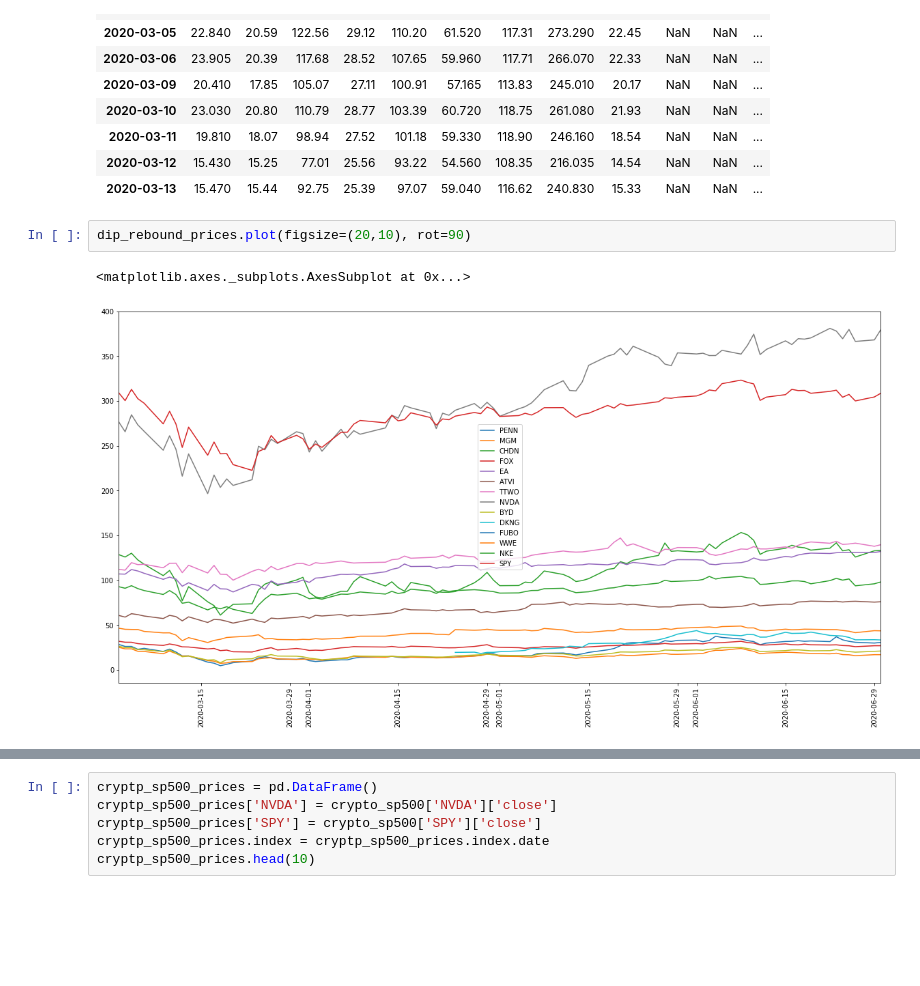
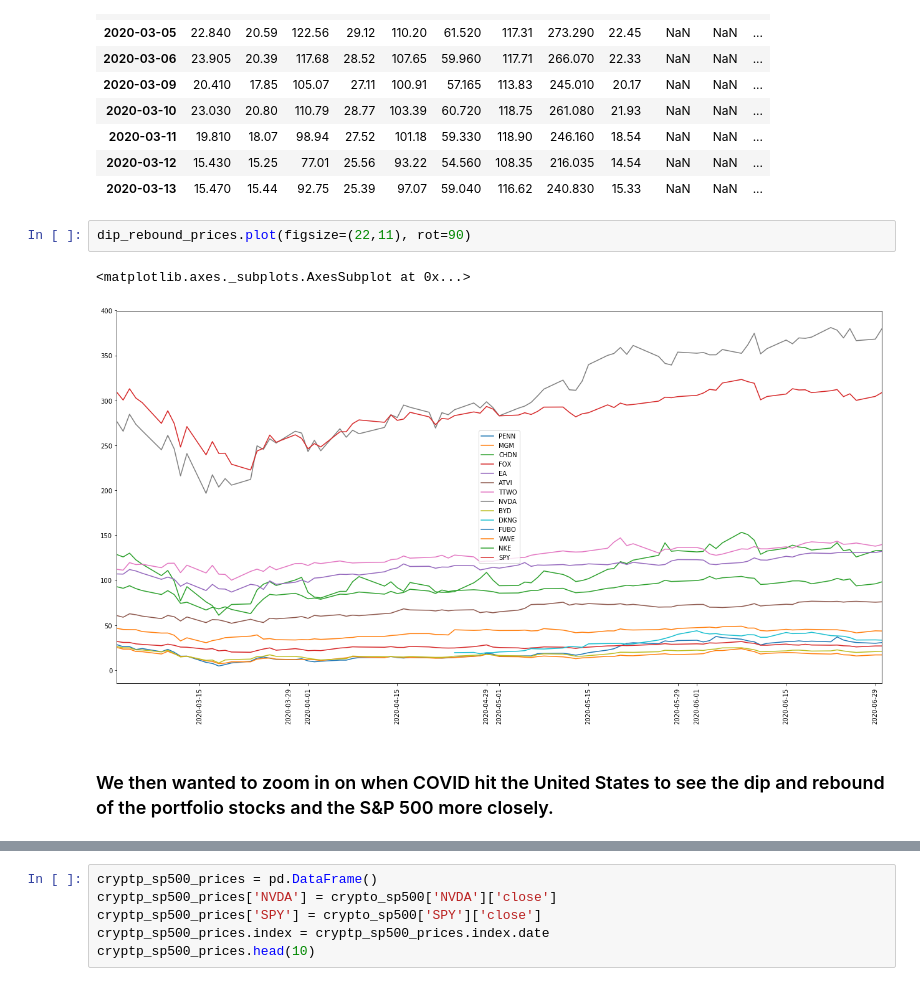
Before and after one commit to niallpwright/group2, a Jupyter notebook: project1dataanalysis.ipynb, the cells around one changed output, grey strips where cells are left out. Drawn from its saved outputs; the diff is of its cells as text; blank space fills up the shorter version.

```diff
--- a/project1dataanalysis.ipynb
+++ b/project1dataanalysis.ipynb
@@ -670,10 +695,12 @@ dip_rebound_prices.head(10)
 | 2020-03-12 | 15.430 | 15.25 | 77.01 | 25.56 | 93.22 | 54.560 | 108.35 | 216.035 | 14.54 | NaN | NaN | ... |
 | 2020-03-13 | 15.470 | 15.44 | 92.75 | 25.39 | 97.07 | 59.040 | 116.62 | 240.830 | 15.33 | NaN | NaN | ... |
 # %%
-dip_rebound_prices.plot(figsize=(20,10), rot=90)
+dip_rebound_prices.plot(figsize=(22,11), rot=90)
 # %% [output]
 <matplotlib.axes._subplots.AxesSubplot at 0x...>
-[figure, old version]
+[figure, new version]
+# %% [markdown]
+### We then wanted to zoom in on when COVID hit the United States to see the dip and rebound of the portfolio stocks and the S&P 500 more closely.
 # %%
 ticker = ["NVDA", "SPY"]
 
```
Also changed, not shown: parts of 22 cells of this notebook.
